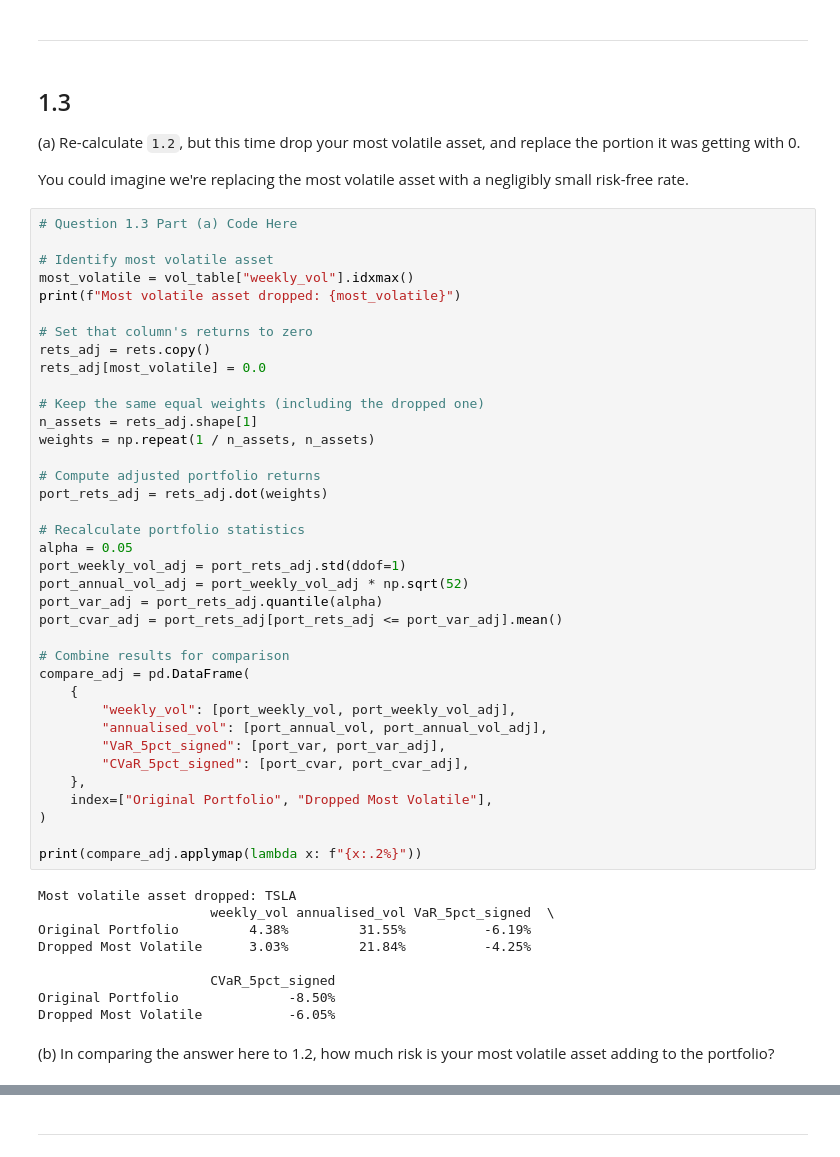
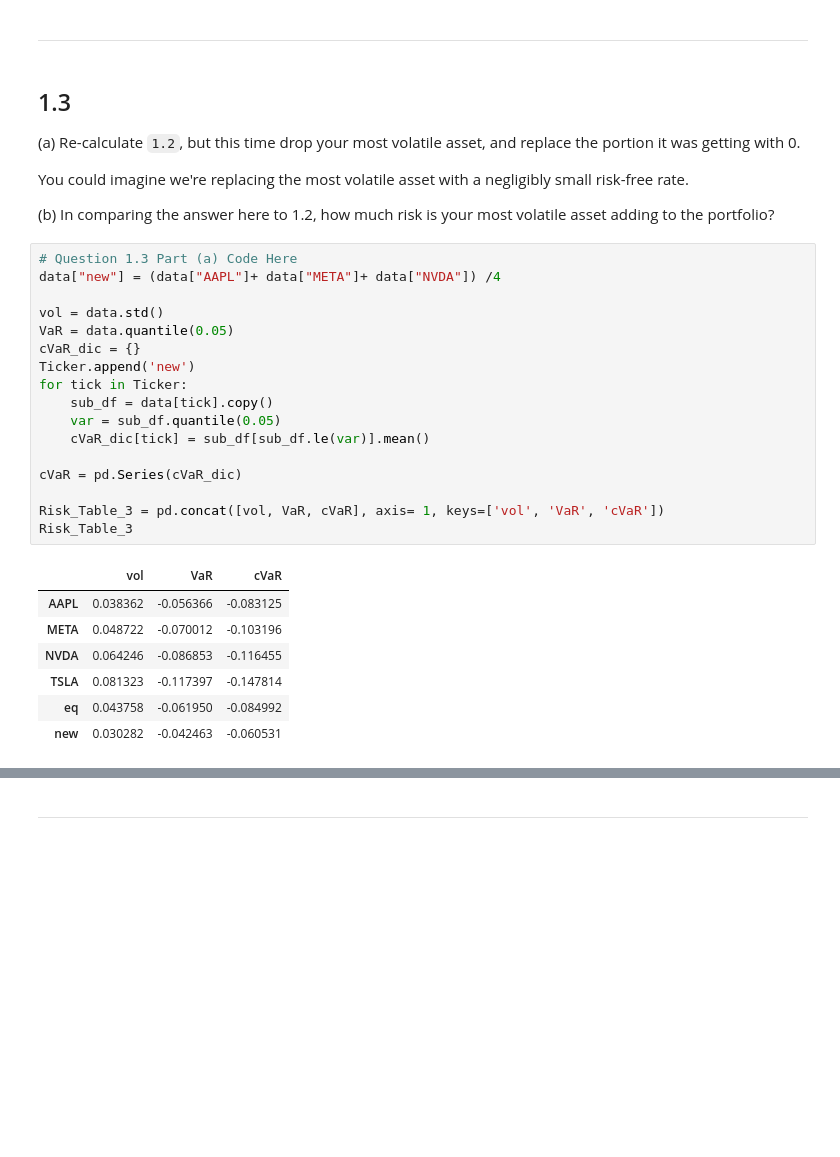
Before and after one commit to t-flora/portfolio-risk-mgmt, a Jupyter notebook: hw3/VaR-of-Equity-Portfolio.ipynb, the cells around one changed output, grey strips where cells are left out. Saved outputs shown, nothing was run; the diff lists cells and outputs as text; blank space fills up the shorter version.

```diff
--- a/hw3/VaR-of-Equity-Portfolio.ipynb
+++ b/hw3/VaR-of-Equity-Portfolio.ipynb
@@ -201,51 +100,30 @@ As a result, portfolio return fluctuations are smoother, leading to a smaller st
 (a) Re-calculate `1.2`, but this time drop your most volatile asset, and replace the portion it was getting with 0.
 
 You could imagine we're replacing the most volatile asset with a negligibly small risk-free rate.
+
+(b) In comparing the answer here to 1.2, how much risk is your most volatile asset adding to the portfolio?
 # %%
 # Question 1.3 Part (a) Code Here
+data["new"] = (data["AAPL"]+ data["META"]+ data["NVDA"]) /4
 
-# Identify most volatile asset
-most_volatile = vol_table["weekly_vol"].idxmax()
-print(f"Most volatile asset dropped: {most_volatile}")
+vol = data.std()
+VaR = data.quantile(0.05)
+cVaR_dic = {}
+Ticker.append('new')
+for tick in Ticker:
+    sub_df = data[tick].copy()
+    var = sub_df.quantile(0.05)
+    cVaR_dic[tick] = sub_df[sub_df.le(var)].mean()
 
-# Set that column's returns to zero
-rets_adj = rets.copy()
-rets_adj[most_volatile] = 0.0
+cVaR = pd.Series(cVaR_dic)
 
-# Keep the same equal weights (including the dropped one)
-n_assets = rets_adj.shape[1]
-weights = np.repeat(1 / n_assets, n_assets)
-
-# Compute adjusted portfolio returns
-port_rets_adj = rets_adj.dot(weights)
-
-# Recalculate portfolio statistics
-alpha = 0.05
-port_weekly_vol_adj = port_rets_adj.std(ddof=1)
-port_annual_vol_adj = port_weekly_vol_adj * np.sqrt(52)
-port_var_adj = port_rets_adj.quantile(alpha)
-port_cvar_adj = port_rets_adj[port_rets_adj <= port_var_adj].mean()
-
-# Combine results for comparison
-compare_adj = pd.DataFrame(
-    {
-        "weekly_vol": [port_weekly_vol, port_weekly_vol_adj],
-        "annualised_vol": [port_annual_vol, port_annual_vol_adj],
-        "VaR_5pct_signed": [port_var, port_var_adj],
-        "CVaR_5pct_signed": [port_cvar, port_cvar_adj],
-    },
-    index=["Original Portfolio", "Dropped Most Volatile"],
-)
-
-print(compare_adj.applymap(lambda x: f"{x:.2%}"))
+Risk_Table_3 = pd.concat([vol, VaR, cVaR], axis= 1, keys=['vol', 'VaR', 'cVaR'])
+Risk_Table_3
 # %% [output]
-Most volatile asset dropped: TSLA
-                      weekly_vol annualised_vol VaR_5pct_signed  \
-Original Portfolio         4.38%         31.55%          -6.19%
-Dropped Most Volatile      3.03%         21.84%          -4.25%
-
-                      CVaR_5pct_signed
-Original Portfolio              -8.50%
-Dropped Most Volatile           -6.05%
+|  | vol | VaR | cVaR |
+| AAPL | 0.038362 | -0.056366 | -0.083125 |
+| META | 0.048722 | -0.070012 | -0.103196 |
+| NVDA | 0.064246 | -0.086853 | -0.116455 |
+| TSLA | 0.081323 | -0.117397 | -0.147814 |
+| eq | 0.043758 | -0.061950 | -0.084992 |
+| new | 0.030282 | -0.042463 | -0.060531 |
-# %% [markdown]
-(b) In comparing the answer here to 1.2, how much risk is your most volatile asset adding to the portfolio?
```
Also changed, not shown: parts of 18 cells of this notebook, 1 other file.
